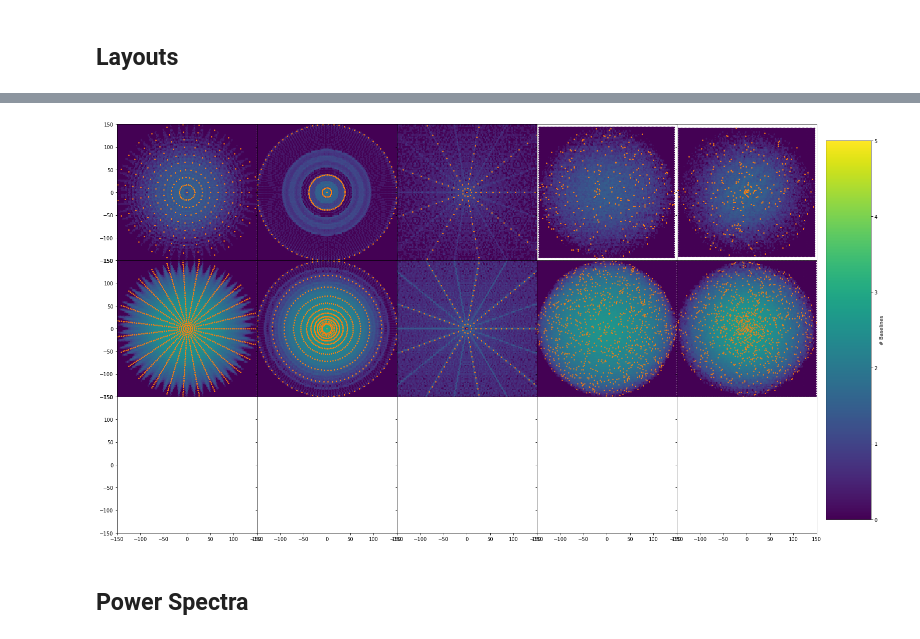
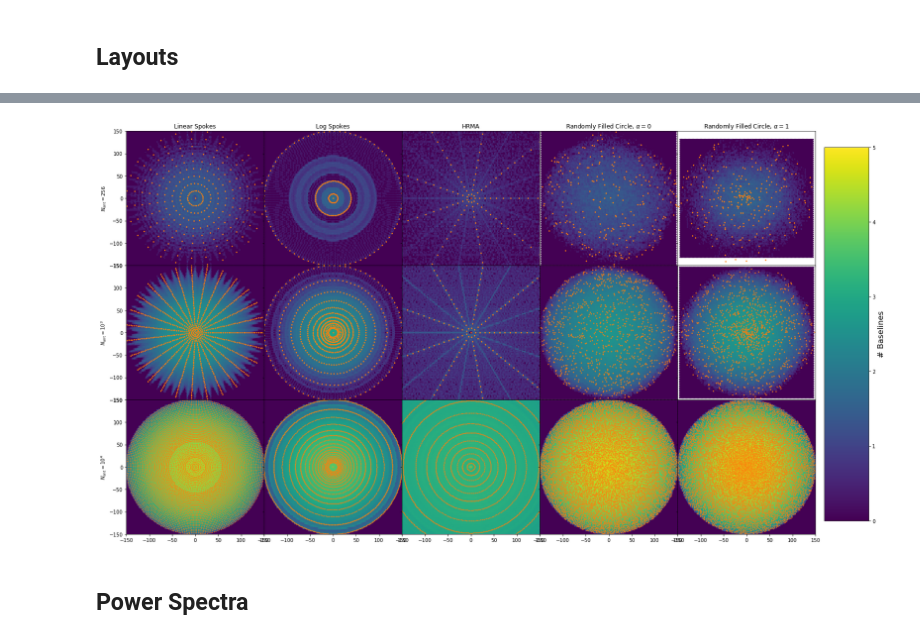
Before and after one commit to steven-murray/point_source_simulator, a Jupyter notebook: devel/ray_bolger/plots.ipynb, the cells around one changed output, grey strips where cells are left out. Saved outputs shown, nothing was run; the diff lists cells and outputs as text; code cells hidden in the pictures.

```diff
--- a/devel/ray_bolger/plots.ipynb
+++ b/devel/ray_bolger/plots.ipynb
@@ -66,74 +69,85 @@ hexbin_kw = {"bins":'log', 'vmin':0, 'vmax':5}
 bl, [x,y] = layouts.get_baselines_spokes(256, nspokes=3, umin=10, umax=150, antenna_diameter=1.5, base=3, log=False)
 im = ax[0,0].hexbin(bl[0], bl[1], **hexbin_kw)
 ax[0,0].scatter(x,y,s=3, color='C1')
+ax[0,0].set_title("Linear Spokes")
+ax[0,0].set_ylabel(r"$N_{\rm ant}=256$")
 
 bl, [x,y] = layouts.get_baselines_spokes(1000, nspokes=3, umin=10, umax=150, antenna_diameter=1.5, base=3, log=False)
 ax[1,0].hexbin(bl[0], bl[1], **hexbin_kw)
 ax[1,0].scatter(x,y,s=3, color='C1')
+ax[1,0].set_ylabel(r"$N_{\rm ant}=10^3$")
 
-# bl, [x,y] = layouts.get_baselines_spokes(10000, nspokes=5, umin=10, umax=150, antenna_diameter=1.5, base=3, log=False)
-# ax[2,0].hexbin(bl[0], bl[1], **hexbin_kw)
-# ax[2,0].scatter(x,y,s=1, color='C1')
-
+bl, [x,y] = layouts.get_baselines_spokes(10000, nspokes=5, umin=10, umax=150, antenna_diameter=1.5, base=3, log=False)
+ax[2,0].hexbin(bl[0], bl[1], **hexbin_kw)
+ax[2,0].scatter(x,y,s=1, color='C1')
+ax[2,0].set_ylabel(r"$N_{\rm ant}=10^4$")
 
 bl, [x,y] = layouts.get_baselines_spokes(256, nspokes=4, umin=10, umax=150, antenna_diameter=1.5, base=3, log=True)
 ax[0,1].hexbin(bl[0], bl[1], **hexbin_kw)
 ax[0,1].scatter(x,y,s=3, color='C1')
+ax[0,1].set_title("Log Spokes")
 
 bl, [x,y] = layouts.get_baselines_spokes(1000, nspokes=4, umin=10, umax=150, antenna_diameter=1.5, base=3, log=True)
 ax[1,1].hexbin(bl[0], bl[1], **hexbin_kw)
 ax[1,1].scatter(x,y,s=3, color='C1')
 
-# bl, [x,y] = layouts.get_baselines_spokes(10000, nspokes=9, umin=10, umax=150, antenna_diameter=1.5, base=2, log=True)
-# ax[2,1].hexbin(bl[0], bl[1], **hexbin_kw)
-# ax[2,1].scatter(x,y,s=1, color='C1')
+bl, [x,y] = layouts.get_baselines_spokes(10000, nspokes=9, umin=10, umax=150, antenna_diameter=1.5, base=2, log=True)
+ax[2,1].hexbin(bl[0], bl[1], **hexbin_kw)
+ax[2,1].scatter(x,y,s=1, color='C1')
 
 
 bl, [x,y] = layouts.get_baselines_spokes(256, nspokes=2, umin=10, umax=150, antenna_diameter=1.5, base=3, log=True, large=True)
 bl = bl[:, np.logical_and(np.abs(bl[0])<150, np.abs(bl[1])<150)]
 ax[0,2].hexbin(bl[0], bl[1], **hexbin_kw)
 ax[0,2].scatter(x,y,s=3, color='C1')
+ax[0,2].set_title("HRMA")
+
 
 bl, [x,y] = layouts.get_baselines_spokes(1000, nspokes=2, umin=10, umax=150, antenna_diameter=1.5, base=3, log=True, large=True)
 bl = bl[:, np.logical_and(np.abs(bl[0])<150, np.abs(bl[1])<150)]
 ax[1,2].hexbin(bl[0], bl[1], **hexbin_kw)
 ax[1,2].scatter(x,y,s=3, color='C1')
 
-# bl, [x,y] = layouts.get_baselines_spokes(10000, nspokes=9, umin=10, umax=150, antenna_diameter=1.5, base=2, log=True, large=True)
-# bl = bl[:, np.logical_and(np.abs(bl[0])<150, np.abs(bl[1])<150)]
-# ax[2,2].hexbin(bl[0], bl[1], **hexbin_kw)
-# ax[2,2].scatter(x,y,s=1, color='C1')
+
+bl, [x,y] = layouts.get_baselines_spokes(10000, nspokes=9, umin=10, umax=150, antenna_diameter=1.5, base=2, log=True, large=True)
+bl = bl[:, np.logical_and(np.abs(bl[0])<150, np.abs(bl[1])<150)]
+ax[2,2].hexbin(bl[0], bl[1], **hexbin_kw)
+ax[2,2].scatter(x,y,s=1, color='C1')
 
 
 
 bl, [x,y] = layouts.get_baselines_filled_circle(N=256, umax=150, alpha=0, antenna_diameter=1.5)
 ax[0,3].hexbin(bl[0], bl[1], **hexbin_kw)
 ax[0,3].scatter(x,y,s=3, color='C1')
+ax[0,3].set_title(r"Randomly Filled Circle, $\alpha=0$")
+
 
 bl, [x,y] = layouts.get_baselines_filled_circle(N=1000, umax=150, alpha=0, antenna_diameter=1.5)
 ax[1,3].hexbin(bl[0], bl[1], **hexbin_kw)
 ax[1,3].scatter(x,y,s=2, color='C1')
 
-# bl, [x,y] = layouts.get_baselines_filled_circle(N=10000, umax=150, alpha=0, antenna_diameter=1.5, maxlevel=50)
-# ax[2,3].hexbin(bl[0], bl[1], **hexbin_kw)
-# ax[2,3].scatter(x,y,s=1, color='C1')
+
+bl, [x,y] = layouts.get_baselines_filled_circle(N=10000, umax=150, alpha=0, antenna_diameter=1.5, maxlevel=50)
+ax[2,3].hexbin(bl[0], bl[1], **hexbin_kw)
+ax[2,3].scatter(x,y,s=1, color='C1')
 
 
 bl, [x,y] = layouts.get_baselines_filled_circle(N=256, umax=150, alpha=-1, antenna_diameter=1.5)
 ax[0,4].hexbin(bl[0], bl[1], **hexbin_kw)
 ax[0,4].scatter(x,y,s=3, color='C1')
+ax[0,4].set_title(r"Randomly Filled Circle, $\alpha=1$")
 
 bl, [x,y] = layouts.get_baselines_filled_circle(N=1000, umax=150, alpha=-1, antenna_diameter=1.5)
 ax[1,4].hexbin(bl[0], bl[1], **hexbin_kw)
 ax[1,4].scatter(x,y,s=2, color='C1')
 
-# bl, [x,y] = layouts.get_baselines_filled_circle(N=10000, umax=150, alpha=-1, antenna_diameter=1.5, maxlevel=50)
-# ax[2,4].hexbin(bl[0], bl[1], **hexbin_kw)
-# ax[2,4].scatter(x,y,s=1, color='C1')
+bl, [x,y] = layouts.get_baselines_filled_circle(N=10000, umax=150, alpha=-1, antenna_diameter=1.5, maxlevel=50)
+ax[2,4].hexbin(bl[0], bl[1], **hexbin_kw)
+ax[2,4].scatter(x,y,s=1, color='C1')
 
 # COLORBAR
 fig.subplots_adjust(right=0.9)
 cbar_ax = fig.add_axes([0.91, 0.15, 0.05, 0.7])
 cbar = fig.colorbar(im, cax=cbar_ax)
-cbar.set_label("# Baselines")
+cbar.set_label("# Baselines", fontsize=16)
 # %% [output]
@@ -157,4 +171,4 @@ LEVEL=3, N=1000, n=2
-[figure, old version]
+[figure, new version]
 # %% [markdown]
 ## Power Spectra
 # %%
```
Also changed, not shown: parts of 13 cells of this notebook, 1 other file.
